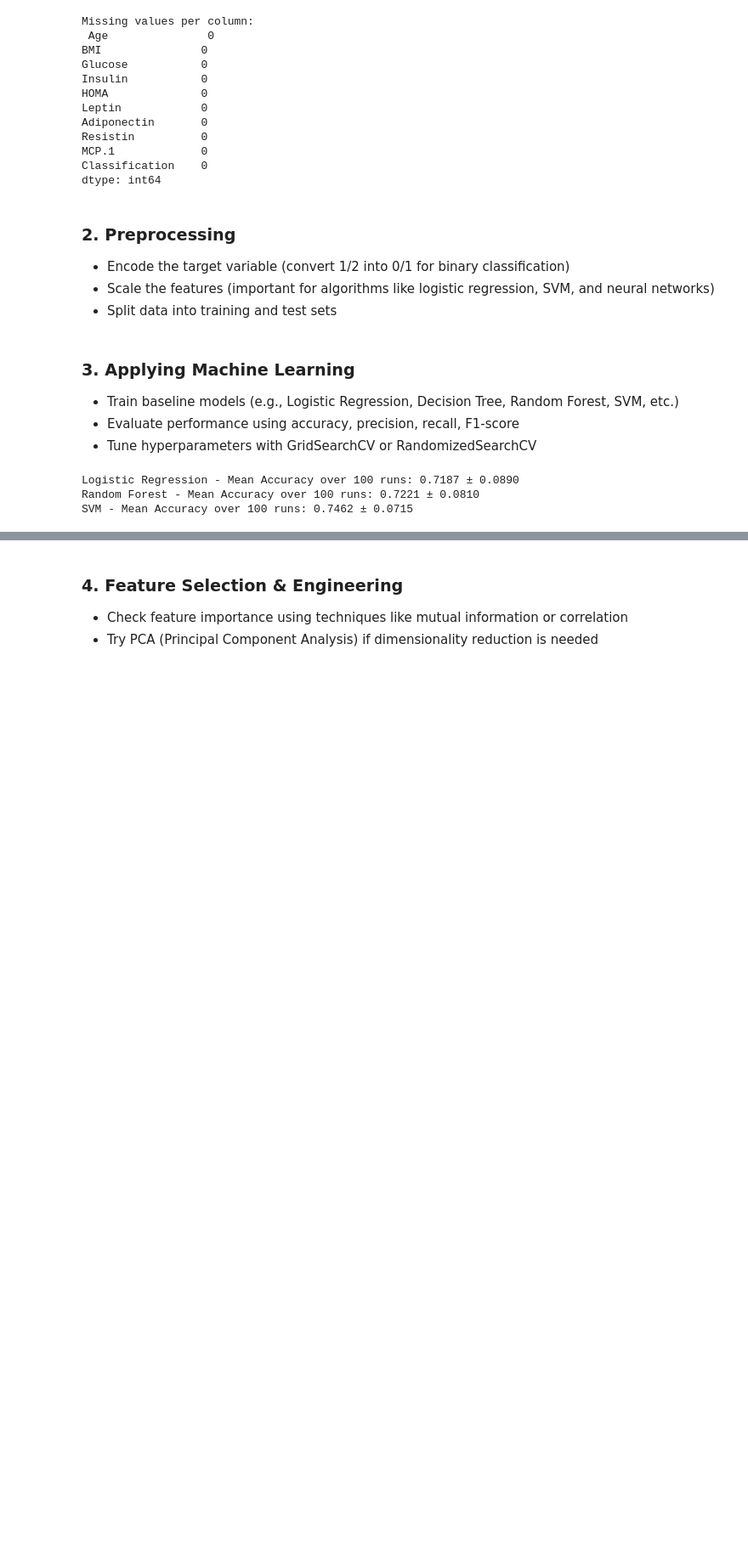
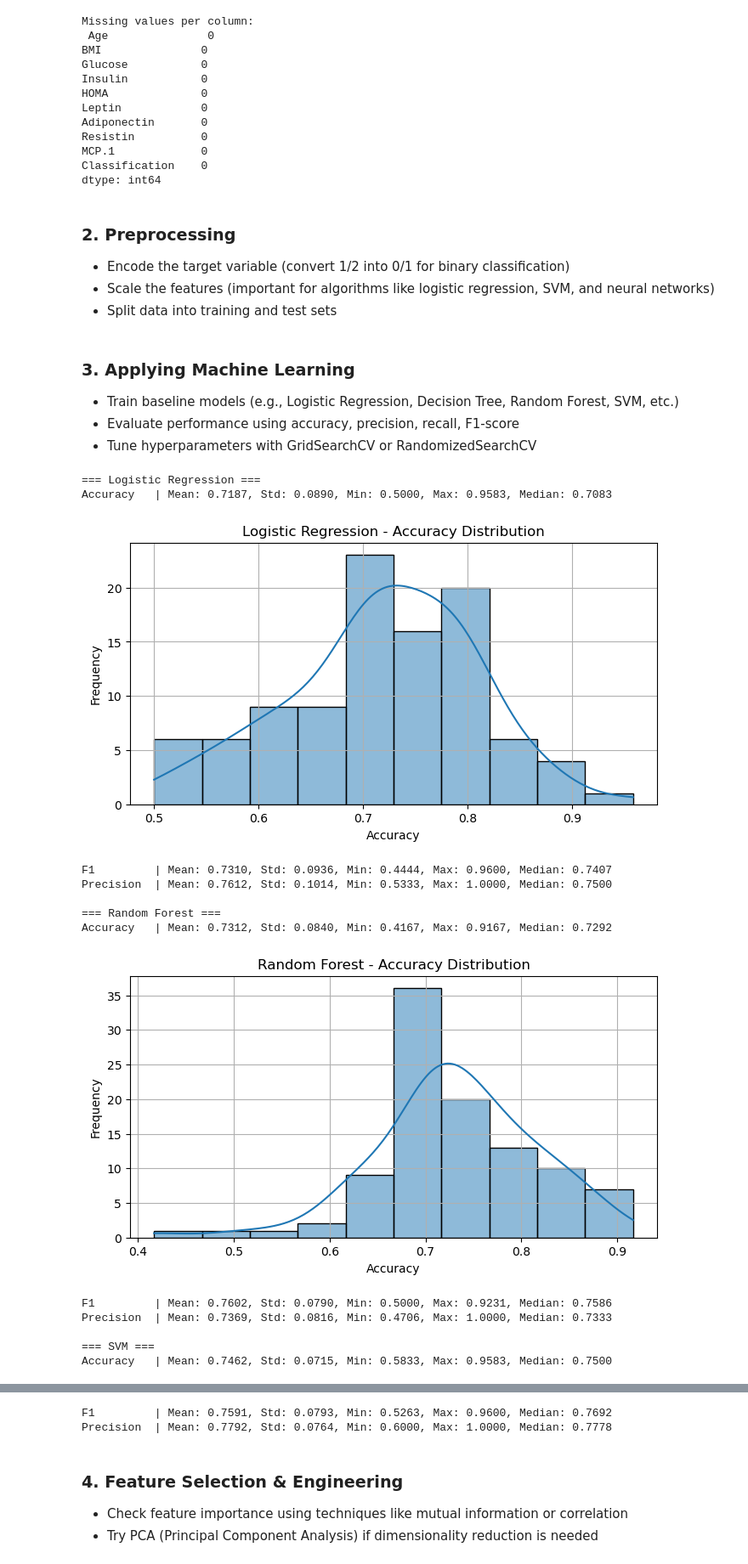
Before and after one commit to Thaisen69/AppliedMachineLearning, a Jupyter notebook: main.ipynb, the cells around one changed output, grey strips where cells are left out. Shown: that part at 85% size. Saved outputs shown, nothing was run; the diff lists cells and outputs as text; code cells hidden in the pictures; blank space fills up the shorter version.

Commit message:
f1-precision

```diff
--- a/main.ipynb
+++ b/main.ipynb
@@ -85,39 +85,68 @@ X_scaled = scaler.fit_transform(X)
 - Evaluate performance using accuracy, precision, recall, F1-score
 - Tune hyperparameters with GridSearchCV or RandomizedSearchCV
 # %%
-from sklearn.linear_model import LogisticRegression
-from sklearn.ensemble import RandomForestClassifier
-from sklearn.svm import SVC
-from sklearn.metrics import accuracy_score, classification_report
+from sklearn.metrics import accuracy_score, f1_score, precision_score
+from sklearn.model_selection import train_test_split
+import matplotlib.pyplot as plt
+import seaborn as sns
+import numpy as np
 
-# Train multiple models using 5-fold cross-validation
+# Models
 models = {
-    "Logistic Regression": LogisticRegression(),
+    "Logistic Regression": LogisticRegression(max_iter=1000),
     "Random Forest": RandomForestClassifier(),
     "SVM": SVC(probability=True)
 }
 
-# Settings for Monte Carlo Cross-Validation
+# Monte Carlo setup
 n_iterations = 100
 test_size = 0.2
 random_seed = 42
+metrics = ["accuracy", "f1", "precision"]
 
 # Store results
-results = {name: [] for name in models}
+results = {name: {m: [] for m in metrics} for name in models}
 
+# Monte Carlo loop
 for i in range(n_iterations):
     X_train, X_test, y_train, y_test = train_test_split(X_scaled, y, test_size=test_size, random_state=random_seed + i, stratify=y)
 
     for name, model in models.items():
         model.fit(X_train, y_train)
         y_pred = model.predict(X_test)
-        acc = accuracy_score(y_test, y_pred)
-        results[name].append(acc)
 
-# Print average accuracies
-for name, acc_list in results.items():
-    print(f"{name} - Mean Accuracy over {n_iterations} runs: {np.mean(acc_list):.4f} ± {np.std(acc_list):.4f}")
+        results[name]["accuracy"].append(accuracy_score(y_test, y_pred))
+        results[name]["f1"].append(f1_score(y_test, y_pred))
+        results[name]["precision"].append(precision_score(y_test, y_pred))
+
+# Show results
+for name, metrics_dict in results.items():
+    print(f"\n=== {name} ===")
+    for metric_name, scores in metrics_dict.items():
+        scores = np.array(scores)
+        print(f"{metric_name.capitalize():<10} | Mean: {scores.mean():.4f}, Std: {scores.std():.4f}, Min: {scores.min():.4f}, Max: {scores.max():.4f}, Median: {np.median(scores):.4f}")
+
+        # Plot ONLY accuracy
+        if metric_name == "accuracy":
+            plt.figure(figsize=(8, 4))
+            sns.histplot(scores, kde=True, bins=10)
+            plt.title(f"{name} - Accuracy Distribution")
+            plt.xlabel("Accuracy")
+            plt.ylabel("Frequency")
+            plt.grid(True)
+            plt.show()
 # %% [output]
-Logistic Regression - Mean Accuracy over 100 runs: 0.7187 ± 0.0890
-Random Forest - Mean Accuracy over 100 runs: 0.7221 ± 0.0810
-SVM - Mean Accuracy over 100 runs: 0.7462 ± 0.0715
+=== Logistic Regression ===
+Accuracy   | Mean: 0.7187, Std: 0.0890, Min: 0.5000, Max: 0.9583, Median: 0.7083
+[figure, added]
+F1         | Mean: 0.7310, Std: 0.0936, Min: 0.4444, Max: 0.9600, Median: 0.7407
+Precision  | Mean: 0.7612, Std: 0.1014, Min: 0.5333, Max: 1.0000, Median: 0.7500
+
+=== Random Forest ===
+Accuracy   | Mean: 0.7312, Std: 0.0840, Min: 0.4167, Max: 0.9167, Median: 0.7292
+[figure, added]
+F1         | Mean: 0.7602, Std: 0.0790, Min: 0.5000, Max: 0.9231, Median: 0.7586
+Precision  | Mean: 0.7369, Std: 0.0816, Min: 0.4706, Max: 1.0000, Median: 0.7333
+
+=== SVM ===
+Accuracy   | Mean: 0.7462, Std: 0.0715, Min: 0.5833, Max: 0.9583, Median: 0.7500
@@ -124,3 +154,5 @@ SVM - Mean Accuracy over 100 runs: 0.7462 ± 0.0715
+F1         | Mean: 0.7591, Std: 0.0793, Min: 0.5263, Max: 0.9600, Median: 0.7692
+Precision  | Mean: 0.7792, Std: 0.0764, Min: 0.6000, Max: 1.0000, Median: 0.7778
 # %% [markdown]
 ### **4. Feature Selection & Engineering**
 - Check feature importance using techniques like mutual information or correlation
```
Also changed, not shown: parts of 1 cell of this notebook.
